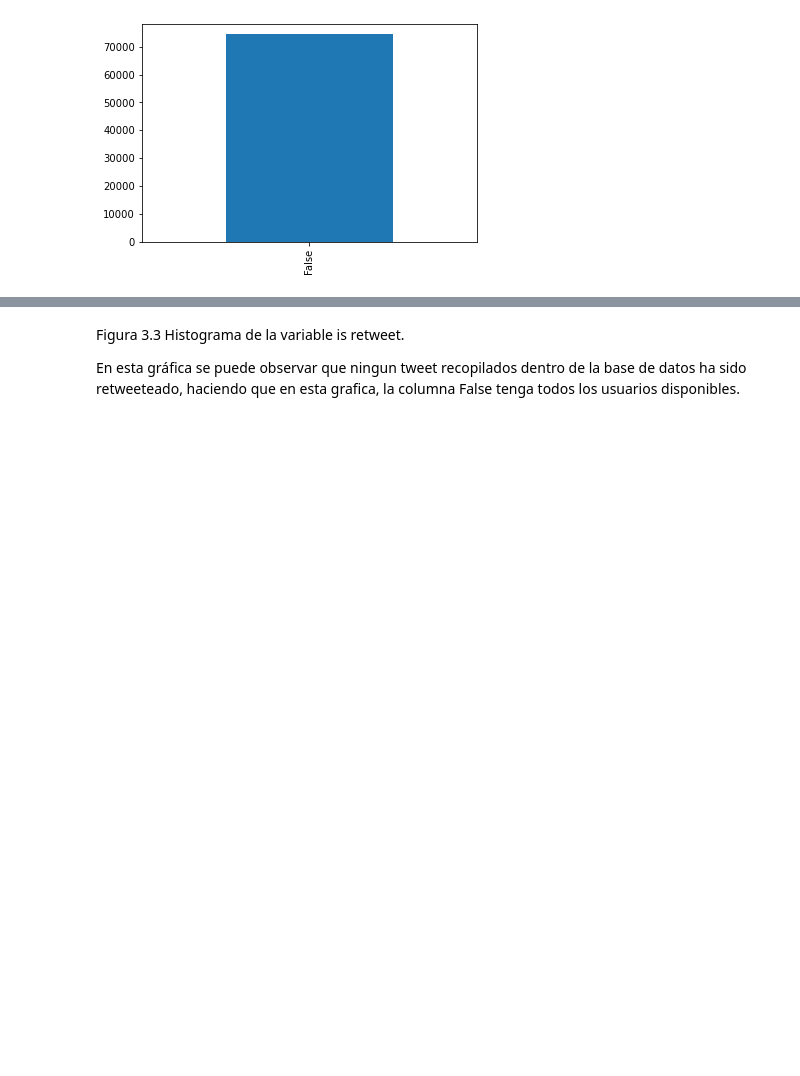
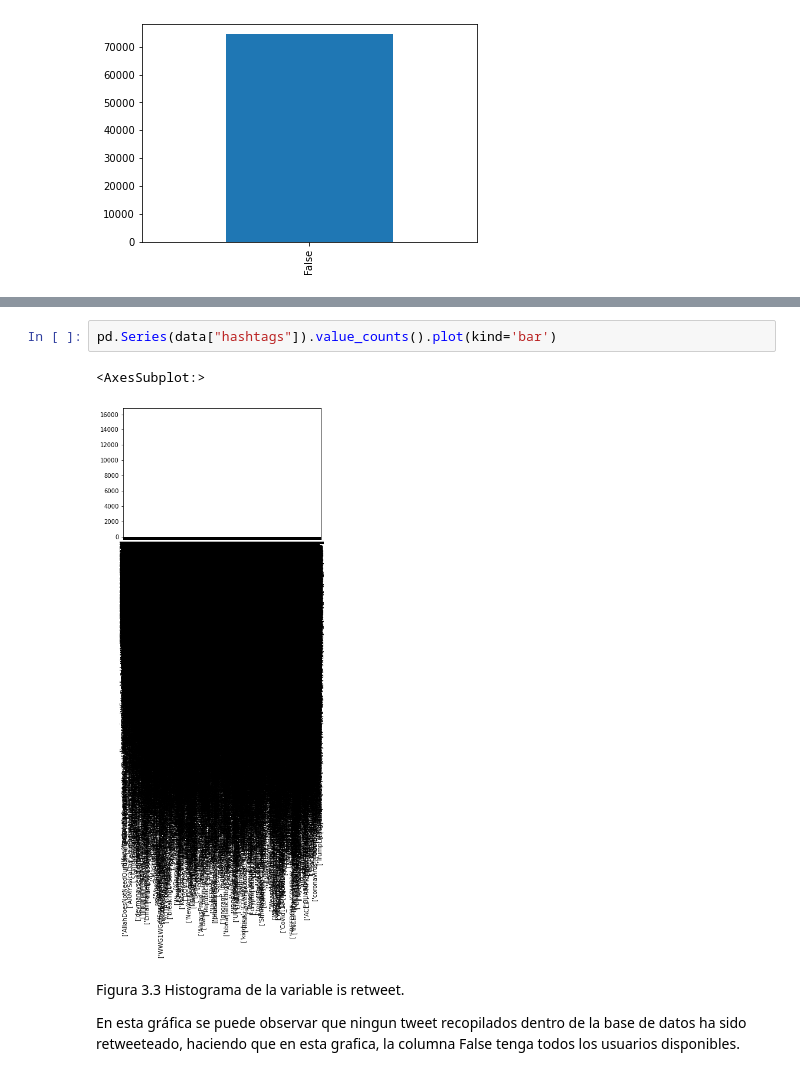
Before and after one commit to Alexjgxt18/AnaliticaReto3, a Jupyter notebook: Mapas de calor y boxplots.ipynb, the cells around one changed output, grey strips where cells are left out. Saved outputs shown, nothing was run; the diff lists cells and outputs as text; blank space fills up the shorter version.

```diff
--- a/Mapas de calor y boxplots.ipynb
+++ b/Mapas de calor y boxplots.ipynb
@@ -180,3 +185,8 @@ pd.Series(data["is_retweet"]).value_counts().plot(kind='bar')
+# %%
+pd.Series(data["hashtags"]).value_counts().plot(kind='bar')
+# %% [output]
+<AxesSubplot:>
+[figure, added]
 # %% [markdown]
 Figura 3.3 Histograma de la variable is retweet.
 
```
Also changed, not shown: parts of 1 cell of this notebook, 1 other file.
